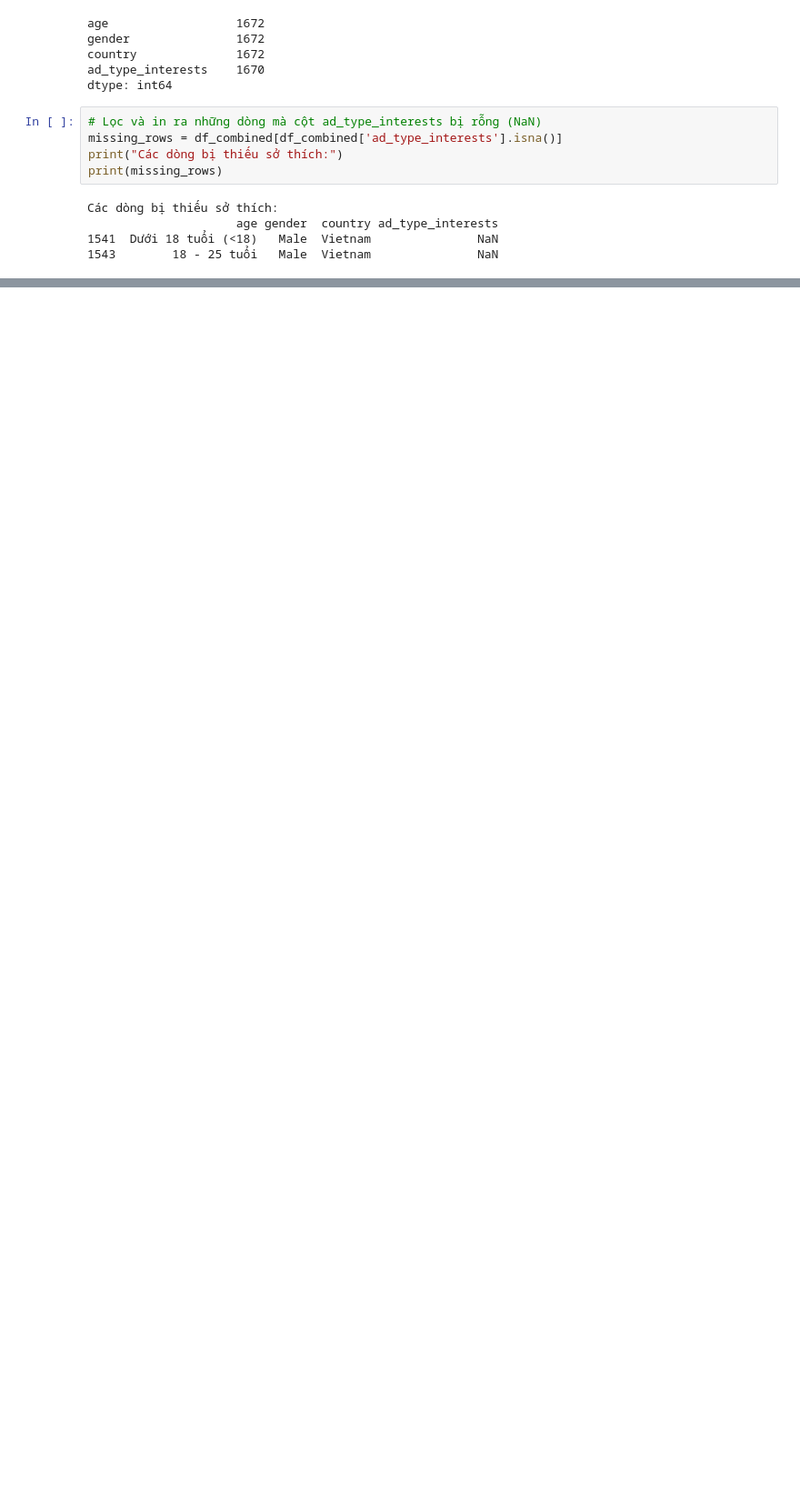
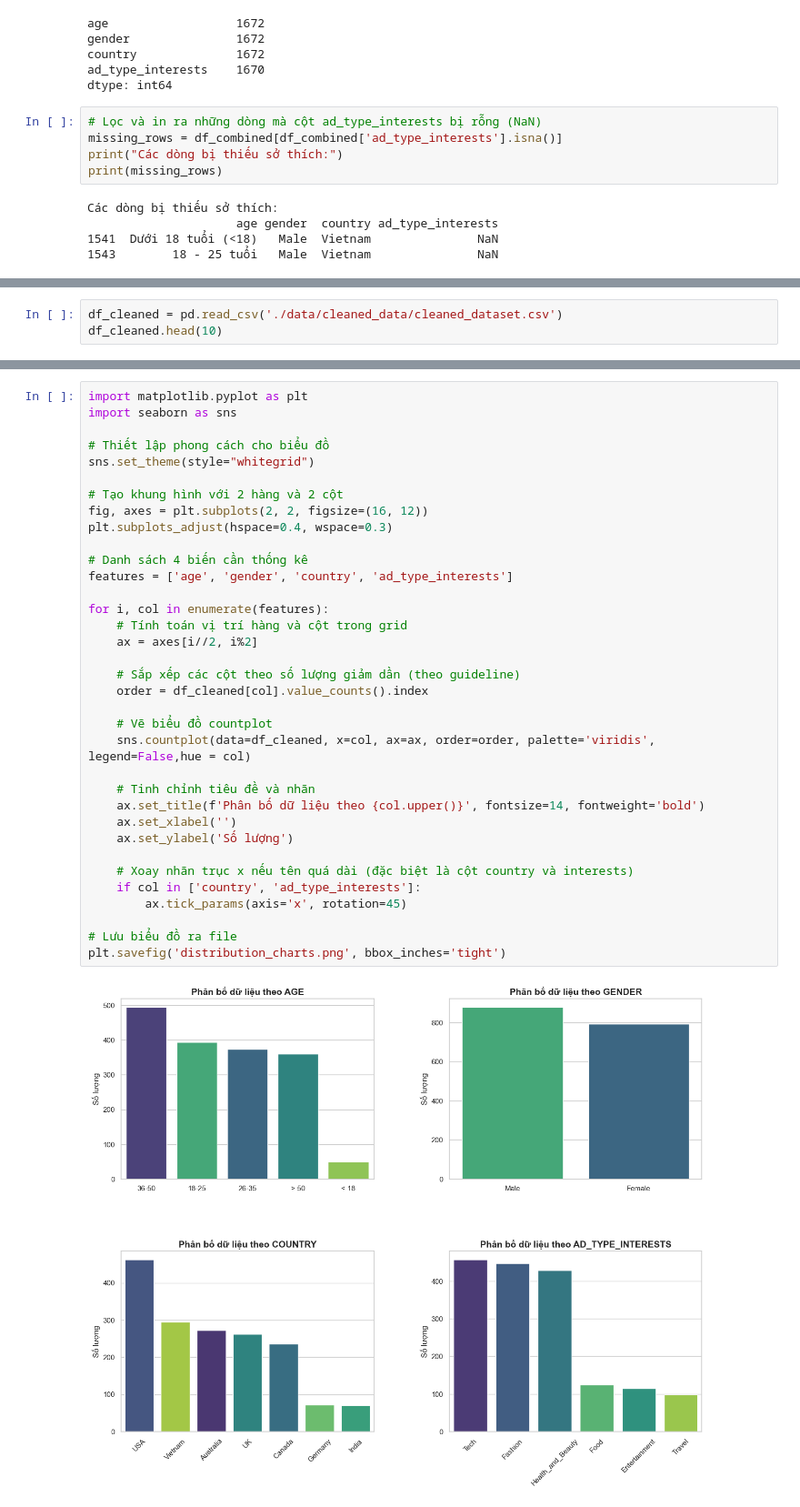
Before and after one commit to NganBui25/Gaze-Estimation, a Jupyter notebook: AdClassifier/feature_engineering.ipynb, the cells around one changed output, grey strips where cells are left out. Shown at 91% size. Cells and saved outputs as stored; diff of their text form; blank space fills up the shorter version.

```diff
--- a/AdClassifier/feature_engineering.ipynb
+++ b/AdClassifier/feature_engineering.ipynb
@@ -322,0 +436,3 @@ Các dòng bị thiếu sở thích:
+# %%
+df_cleaned = pd.read_csv('./data/cleaned_data/cleaned_dataset.csv')
+df_cleaned.head(10)
@@ -322,0 +451,37 @@ Các dòng bị thiếu sở thích:
+# %%
+import matplotlib.pyplot as plt
+import seaborn as sns
+
+# Thiết lập phong cách cho biểu đồ
+sns.set_theme(style="whitegrid")
+
+# Tạo khung hình với 2 hàng và 2 cột
+fig, axes = plt.subplots(2, 2, figsize=(16, 12))
+plt.subplots_adjust(hspace=0.4, wspace=0.3)
+
+# Danh sách 4 biến cần thống kê
+features = ['age', 'gender', 'country', 'ad_type_interests']
+
+for i, col in enumerate(features):
+    # Tính toán vị trí hàng và cột trong grid
+    ax = axes[i//2, i%2]
+
+    # Sắp xếp các cột theo số lượng giảm dần (theo guideline)
+    order = df_cleaned[col].value_counts().index
+
+    # Vẽ biểu đồ countplot
+    sns.countplot(data=df_cleaned, x=col, ax=ax, order=order, palette='viridis', legend=False,hue = col)
+
+    # Tinh chỉnh tiêu đề và nhãn
+    ax.set_title(f'Phân bố dữ liệu theo {col.upper()}', fontsize=14, fontweight='bold')
+    ax.set_xlabel('')
+    ax.set_ylabel('Số lượng')
+
+    # Xoay nhãn trục x nếu tên quá dài (đặc biệt là cột country và interests)
+    if col in ['country', 'ad_type_interests']:
+        ax.tick_params(axis='x', rotation=45)
+
+# Lưu biểu đồ ra file
+plt.savefig('distribution_charts.png', bbox_inches='tight')
+# %% [output]
+[figure, added]
```
Also changed, not shown: parts of 22 cells of this notebook.
